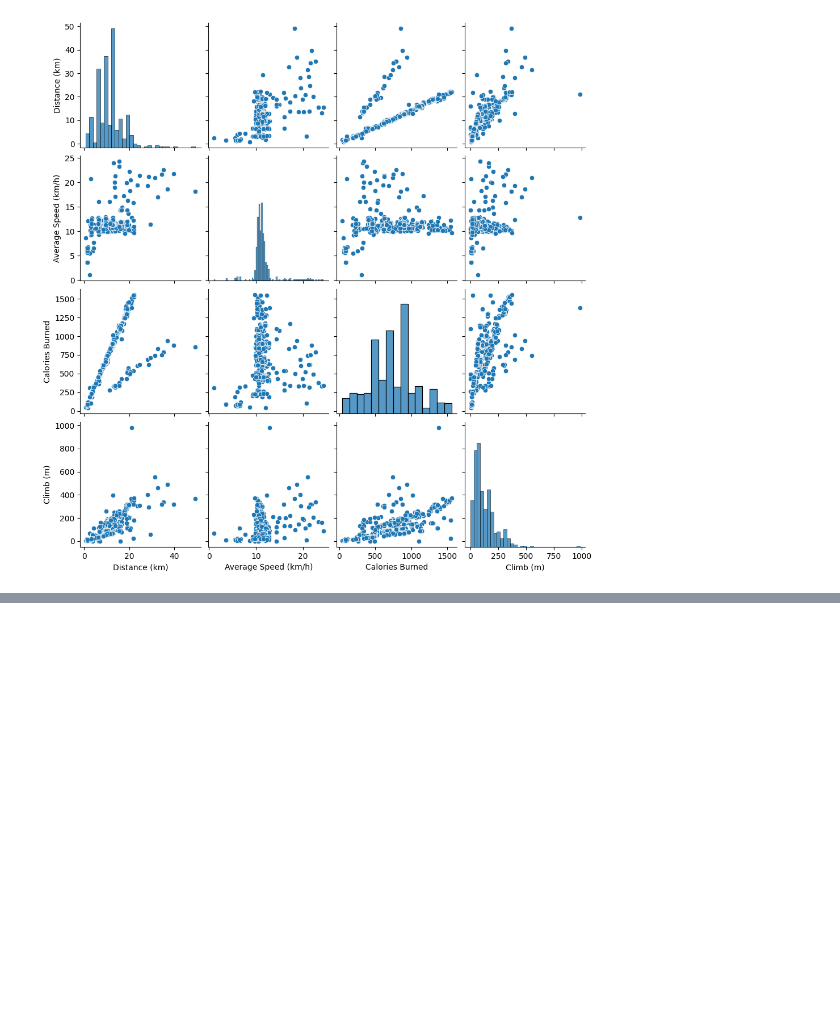
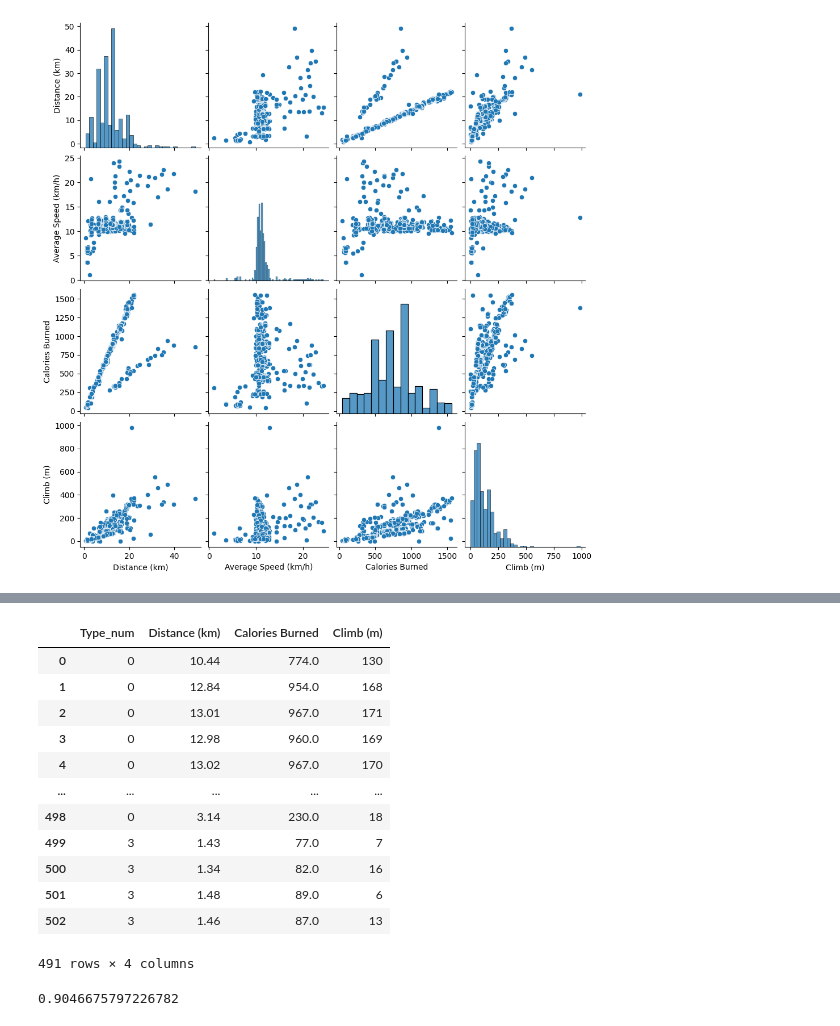
Before and after one commit to LuisCamachoRivero/Desafio_Render, a Jupyter notebook: src/explore.ipynb, the cells around one changed output, grey strips where cells are left out. Saved outputs shown, nothing was run; the diff lists cells and outputs as text; code cells hidden in the pictures; blank space fills up the shorter version.

Commit message:
Modelo RandomForest

```diff
--- a/src/explore.ipynb
+++ b/src/explore.ipynb
@@ -149,0 +204,19 @@ sns.pairplot(data=df3)
+# %%
+#Se definen columnas importantes para el problema
+
+df4 = df3[['Type_num','Distance (km)','Calories Burned','Climb (m)']]
+df4
+# %% [output]
+|  | Type_num | Distance (km) | Calories Burned | Climb (m) |
+| 0 | 0 | 10.44 | 774.0 | 130 |
+| 1 | 0 | 12.84 | 954.0 | 168 |
+| 2 | 0 | 13.01 | 967.0 | 171 |
+| 3 | 0 | 12.98 | 960.0 | 169 |
+| 4 | 0 | 13.02 | 967.0 | 170 |
+| ... | ... | ... | ... | ... |
+| 498 | 0 | 3.14 | 230.0 | 18 |
+| 499 | 3 | 1.43 | 77.0 | 7 |
+| 500 | 3 | 1.34 | 82.0 | 16 |
+| 501 | 3 | 1.48 | 89.0 | 6 |
+| 502 | 3 | 1.46 | 87.0 | 13 |
+491 rows × 4 columns
@@ -149,0 +228,18 @@ sns.pairplot(data=df3)
+# %%
+#Implementación Model ML
+
+from sklearn.model_selection import train_test_split
+
+X_train, X_test, y_train, y_test = train_test_split(X,y,test_size=0.2,random_state=42)
+
+from sklearn.ensemble import RandomForestRegressor
+
+model = RandomForestRegressor(random_state=42)
+model.fit(X_train,y_train)
+y_pred = model.predict(X_test)
+
+from sklearn.metrics import r2_score
+
+r2_score(y_test, y_pred)
+# %% [output]
+0.9046675797226782
```
Also changed, not shown: parts of 7 cells of this notebook, 1 other file.
